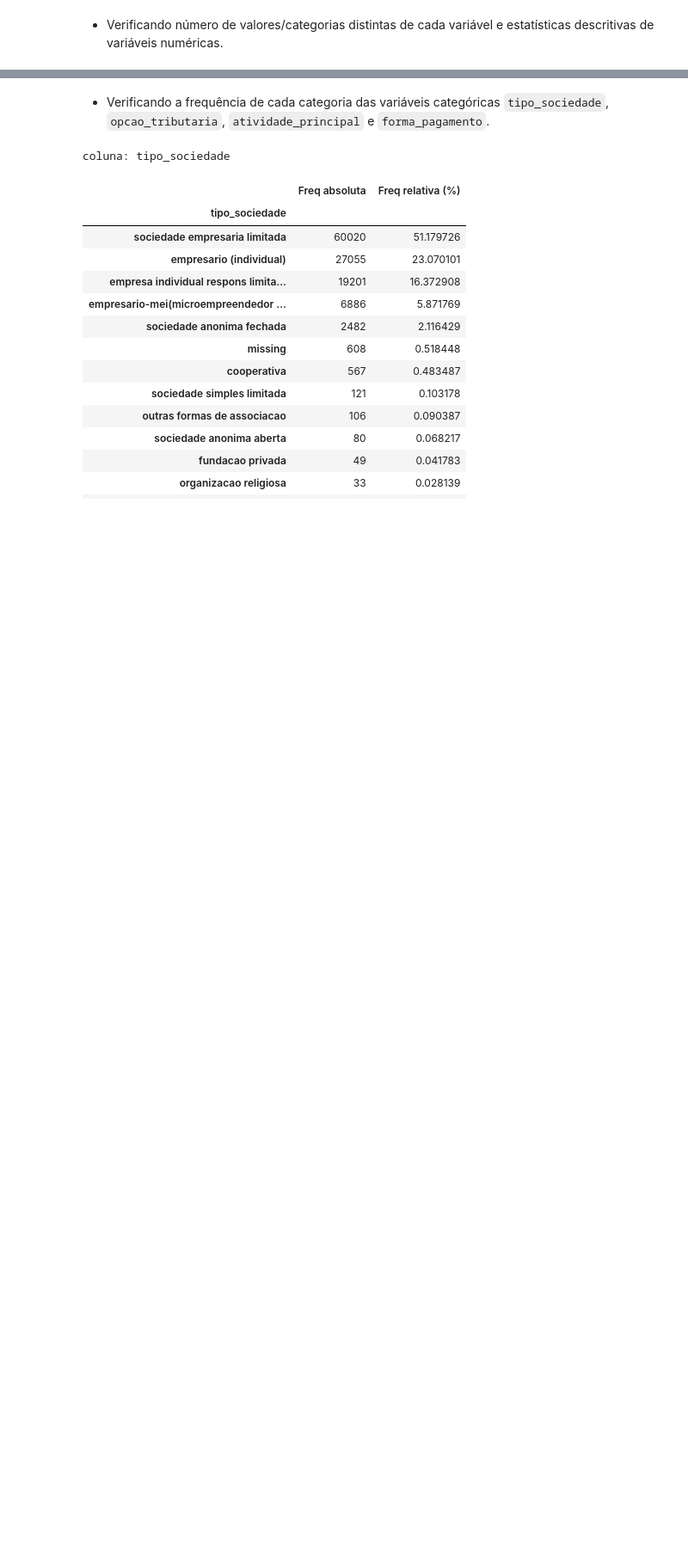
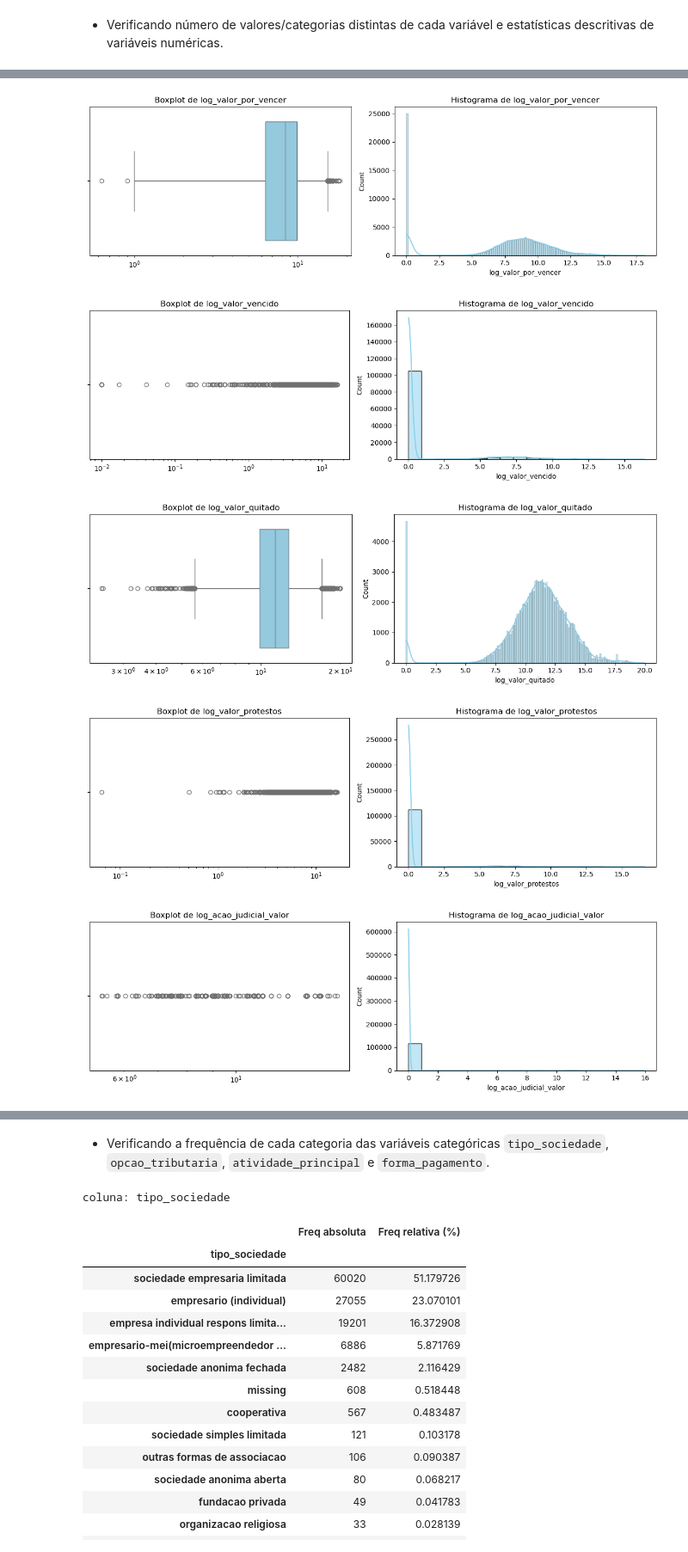
Before and after one commit to MaiaraMoro/X-health, a Jupyter notebook: notebooks/01_analise_exploratoria.ipynb, the cells around one changed output, grey strips where cells are left out. Shown at 86% size. Cells and saved outputs as stored; diff of their text form; code cells hidden in the pictures; blank space fills up the shorter version.

```diff
--- a/notebooks/01_analise_exploratoria.ipynb
+++ b/notebooks/01_analise_exploratoria.ipynb
@@ -199,0 +226,3 @@ Name: valor_quitado, dtype: float64
+# %%
+# removendo a coluna com apenas um valor
+df.drop(columns="participacao_falencia_valor", inplace=True)
@@ -199,0 +231,9 @@ Name: valor_quitado, dtype: float64
+# %%
+# colunas que terão valores log transformados
+cols_to_log = ["valor_por_vencer","valor_vencido","valor_quitado", "valor_protestos", "acao_judicial_valor", "dividas_vencidas_valor", "valor_total_pedido"]
+
+# criando novas colunas com o log dos valores
+for col in cols_to_log:
+    df[f"log_{col}"] = np.log1p(df[col])
+
+df.info()
@@ -199,0 +265,32 @@ Name: valor_quitado, dtype: float64
+# %%
+# Analisar distribuição de algumas das variáveis numéricas relacionadas a valores
+
+numeric_cols = ["log_valor_por_vencer","log_valor_vencido","log_valor_quitado", "log_valor_protestos", "log_acao_judicial_valor", "log_dividas_vencidas_valor", "log_valor_total_pedido"]
+
+
+for col in numeric_cols:
+    plt.figure(figsize=(12, 4))
+
+    # Boxplot (à esquerda)
+    plt.subplot(1, 2, 1)
+    sns.boxplot(x=df[col], color="skyblue")
+    plt.title(f"Boxplot de {col}")
+    plt.xscale("log")
+    plt.xlabel("")
+
+    # Histograma (à direita)
+    plt.subplot(1, 2, 2)
+    sns.histplot(data=df, x=col, kde=True, color="skyblue")
+    plt.title(f"Histograma de {col}")
+
+    plt.tight_layout()
+    plt.show()
+
+    # ["default_3months", "ioi_36months", "ioi_3months", "valor_por_vencer","valor_vencido", "valor_quitado", "quant_protestos", "valor_protestos",
+    # "quant_acao_judicial", "acao_judicial_valor", "dividas_vencidas_valor","dividas_vencidas_qtd", "valor_total_pedido"]
+# %% [output]
+[figure, added]
+[figure, added]
+[figure, added]
+[figure, added]
+[figure, added]
```
Also changed, not shown: parts of 17 cells of this notebook, 1 other file.
